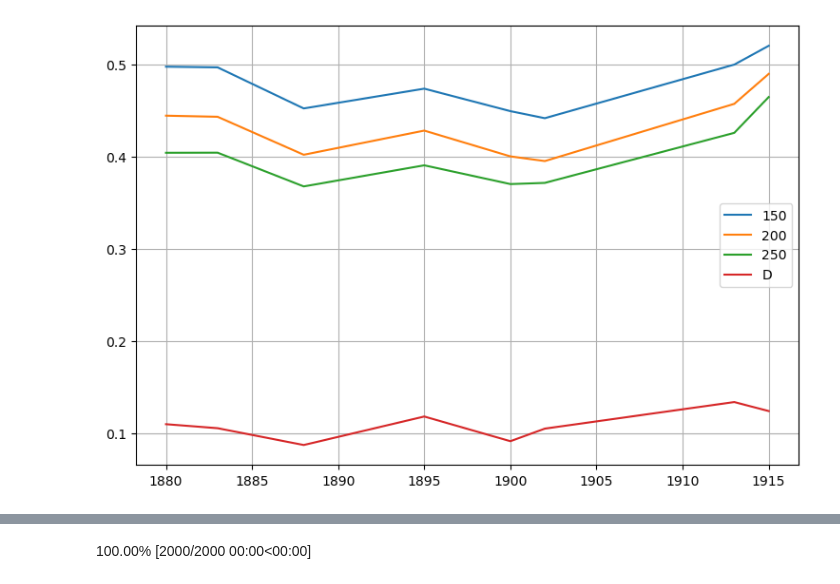
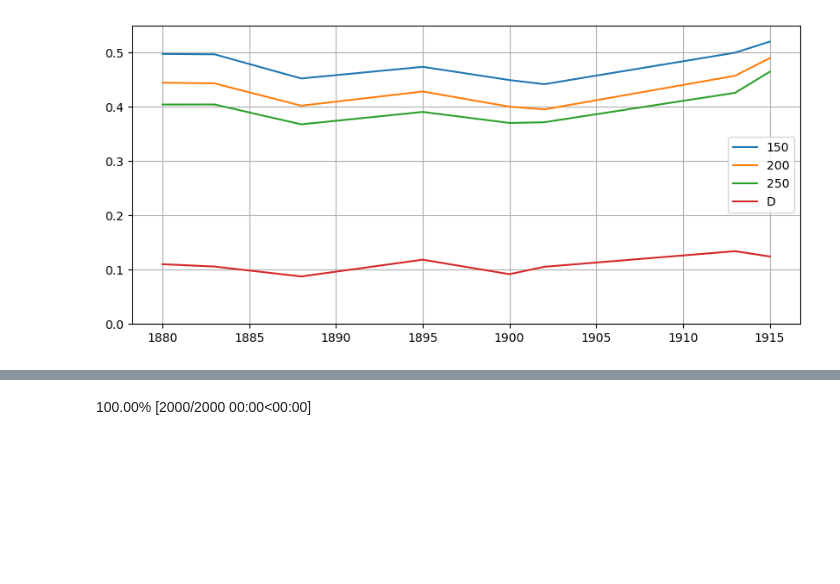
Before and after one commit to AnttiHaerkoenen/spatial_segregation, a Jupyter notebook: notebooks/segregation_change_1880-1915.ipynb, the cells around one changed output, grey strips where cells are left out. Saved outputs shown, nothing was run; the diff lists cells and outputs as text; code cells hidden in the pictures; blank space fills up the shorter version.

Commit message:
FIG_SIZE

```diff
--- a/notebooks/segregation_change_1880-1915.ipynb
+++ b/notebooks/segregation_change_1880-1915.ipynb
@@ -15,6 +15,7 @@ import matplotlib.pyplot as plt
 
 DATA_DIR = Path('../data')
 FIG_DIR = Path('../figures')
+FIG_SIZE = 10, 4.5
 YEARS = [1880, 1883, 1885, 1888, 1890, 1895, 1900, 1902, 1905, 1910, 1913, 1915]
 BAD_YEARS = [1885, 1890, 1905, 1910]
 BWS = 150, 200, 250
@@ -384,35 +385,36 @@ for year in YEARS:
     population_data = pd.read_csv(
             DATA_DIR / 'interim' / f'pop_by_page_{year}.csv',
             index_col=0,
             dtype={'district': str, 'representative_plot': str, 'page_number': str},
         ).pipe(prepare_pop_data)
     population_data = population_data[population_data.district.isin(districts_in_city)]
     population_data = population_data.loc[:, ['district', 'lutheran', 'orthodox', 'total']].groupby('district').sum()
     totals = pd.Series(population_data.sum(axis=0), name='totals')
     population_data = population_data.append(totals)
 
     D = Dissim(
         population_data,
         group_pop_var='orthodox',
         total_pop_var='total',
     )
     results_D[year] = D.statistic
 
 results['D'] = pd.Series(results_D)
 results.to_csv(DATA_DIR / 'processed' / 'results.csv')
 # results.drop(labels=BAD_YEARS, axis=0, inplace=True)
 results.plot(
-    figsize=(9, 6),
+    figsize=FIG_SIZE,
     subplots=False,
     grid=True,
+    ylim=(0,0.55)
 )
 # for ax in axes:
     # ticks = np.arange(0, 1, 0.05)
     # ax.set_yticks(ticks)
     # ax.autoscale_view()
 plt.savefig(FIG_DIR / 'S_and_D.png')
 # %% [output]
-[figure, old version]
+[figure, new version]
 # %%
 # individual impact
 
```
Also changed, not shown: parts of 14 cells of this notebook, 5 other files.
